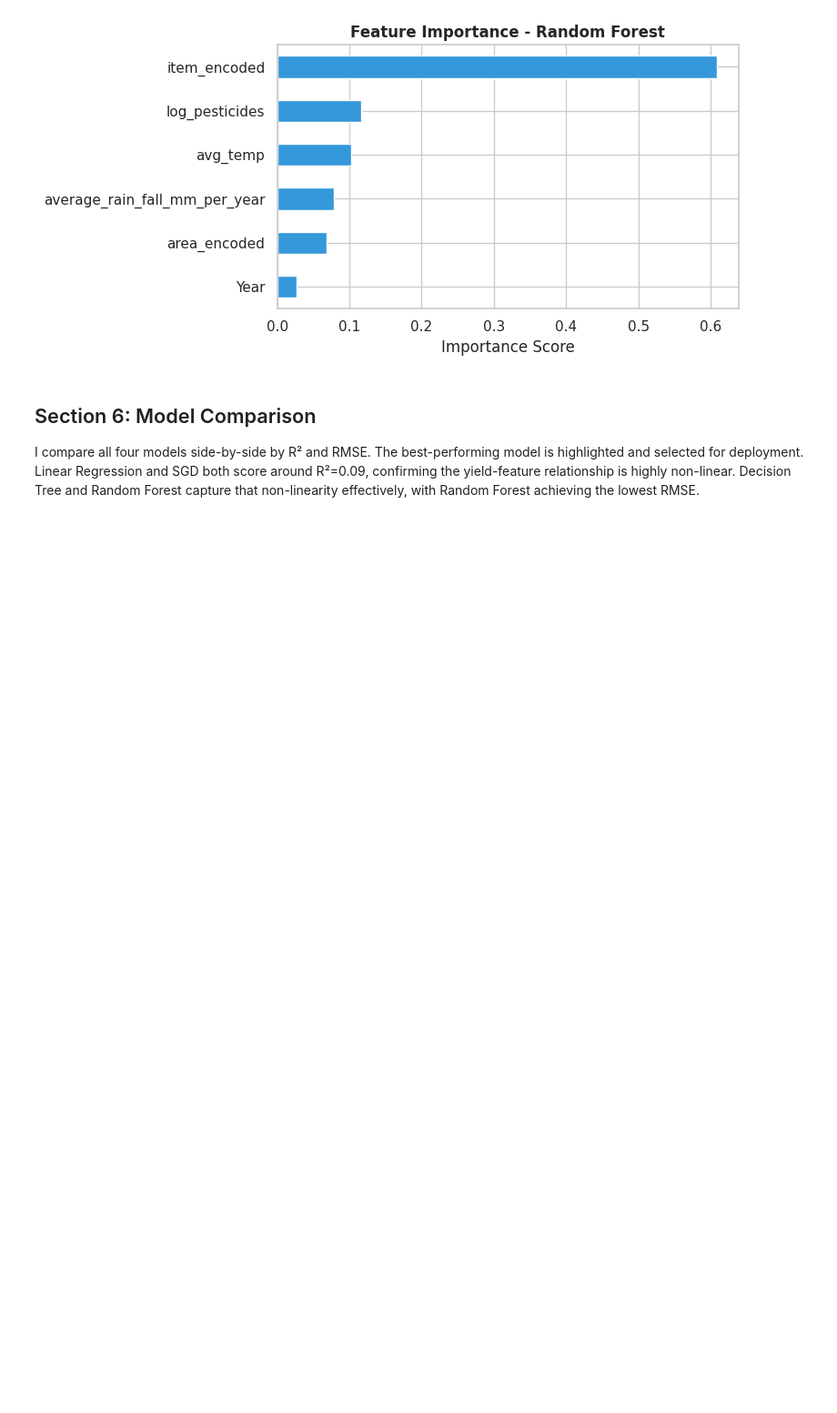
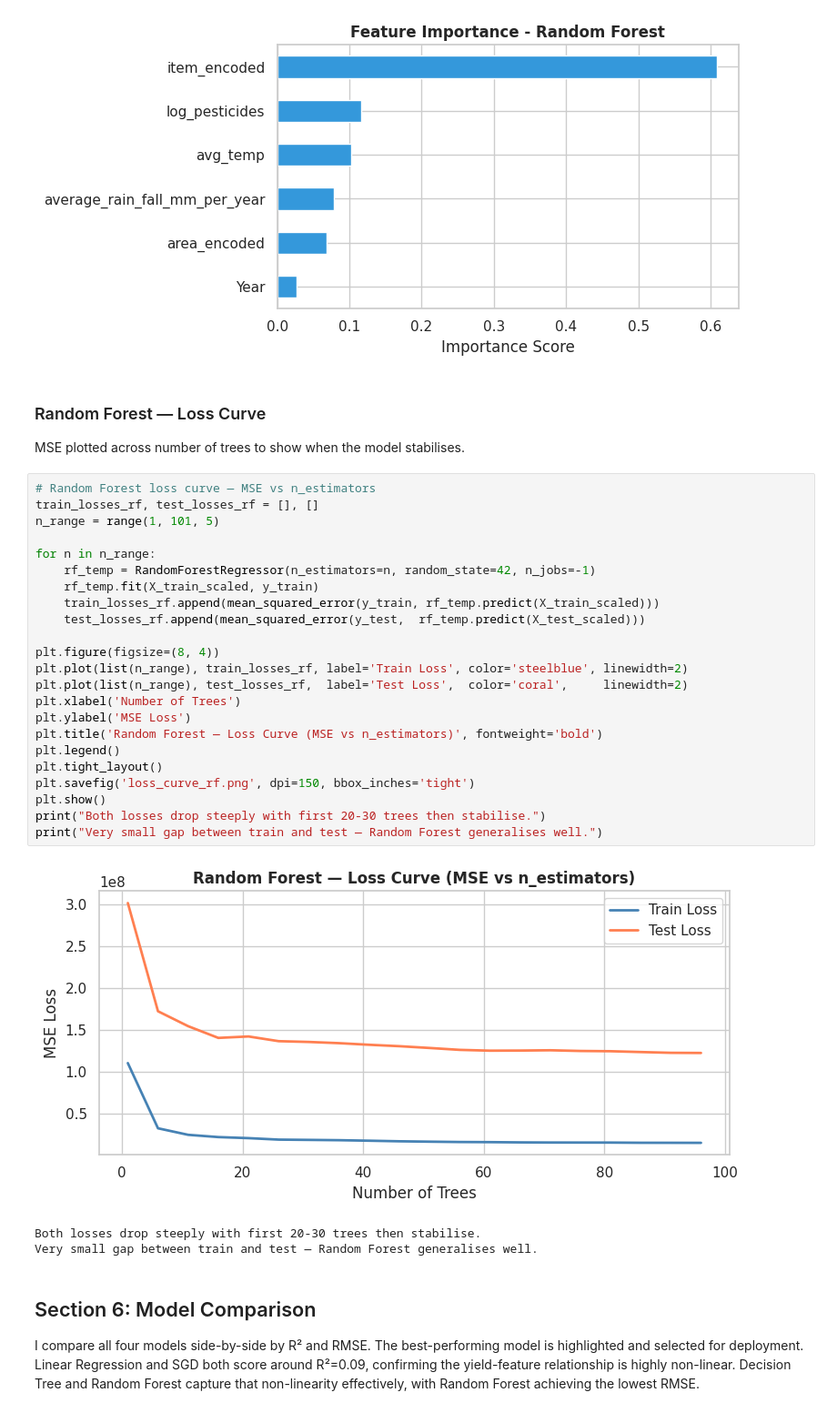
Before and after one commit to Tresor26/linear_regression_model, a Jupyter notebook: summative/linear_regression/multivariate.ipynb, the cells around one changed output. Shown at 91% size. Drawn from its saved outputs; the diff is of its cells as text; blank space fills up the shorter version.

```diff
--- a/summative/linear_regression/multivariate.ipynb
+++ b/summative/linear_regression/multivariate.ipynb
@@ -421,6 +491,36 @@ plt.show()
  Test RMSE:   13776.9 hg/ha
  Test MAE:    5977.7 hg/ha
 [figure]
+# %% [markdown]
+### Random Forest — Loss Curve
+MSE plotted across number of trees to show when the model stabilises.
+# %%
+# Random Forest loss curve — MSE vs n_estimators
+train_losses_rf, test_losses_rf = [], []
+n_range = range(1, 101, 5)
+
+for n in n_range:
+    rf_temp = RandomForestRegressor(n_estimators=n, random_state=42, n_jobs=-1)
+    rf_temp.fit(X_train_scaled, y_train)
+    train_losses_rf.append(mean_squared_error(y_train, rf_temp.predict(X_train_scaled)))
+    test_losses_rf.append(mean_squared_error(y_test,  rf_temp.predict(X_test_scaled)))
+
+plt.figure(figsize=(8, 4))
+plt.plot(list(n_range), train_losses_rf, label='Train Loss', color='steelblue', linewidth=2)
+plt.plot(list(n_range), test_losses_rf,  label='Test Loss',  color='coral',     linewidth=2)
+plt.xlabel('Number of Trees')
+plt.ylabel('MSE Loss')
+plt.title('Random Forest — Loss Curve (MSE vs n_estimators)', fontweight='bold')
+plt.legend()
+plt.tight_layout()
+plt.savefig('loss_curve_rf.png', dpi=150, bbox_inches='tight')
+plt.show()
+print("Both losses drop steeply with first 20-30 trees then stabilise.")
+print("Very small gap between train and test — Random Forest generalises well.")
+# %% [output]
+[figure, added]
+Both losses drop steeply with first 20-30 trees then stabilise.
+Very small gap between train and test — Random Forest generalises well.
 # %% [markdown]
 ## Section 6: Model Comparison
 
```
Also changed, not shown: parts of 5 cells of this notebook, 4 other files.
